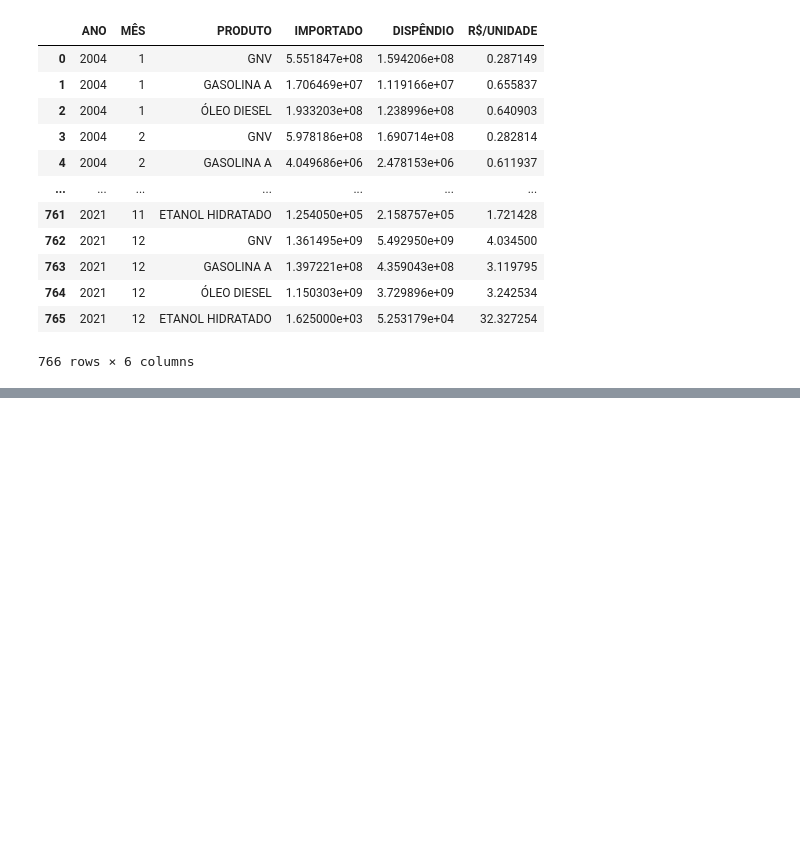
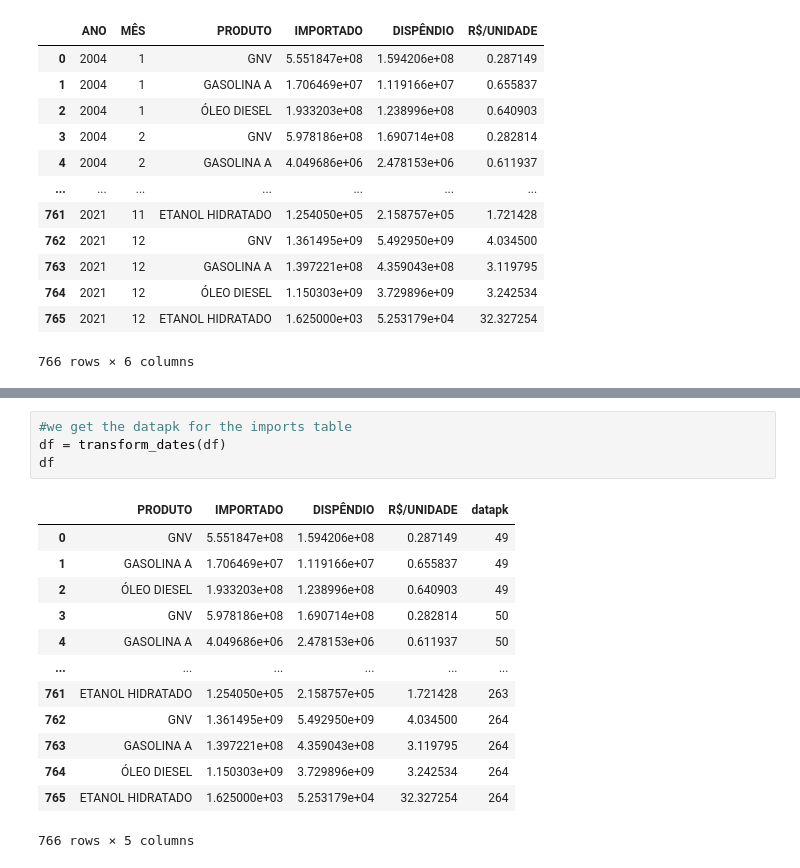
Before and after one commit to cesar214567/ProjetoAnaliticoDeDados, a Jupyter notebook: testing.ipynb, the cells around one changed output, grey strips where cells are left out. Cells and saved outputs as stored; diff of their text form; blank space fills up the shorter version.

```diff
--- a/testing.ipynb
+++ b/testing.ipynb
@@ -219,0 +257,18 @@ array(['ETANOL HIDRATADO', 'GASOLINA COMUM', 'GNV', 'ÓLEO DIESEL',
+# %%
+#we get the datapk for the imports table
+df = transform_dates(df)
+df
+# %% [output]
+|  | PRODUTO | IMPORTADO | DISPÊNDIO | R$/UNIDADE | datapk |
+| 0 | GNV | 5.551847e+08 | 1.594206e+08 | 0.287149 | 49 |
+| 1 | GASOLINA A | 1.706469e+07 | 1.119166e+07 | 0.655837 | 49 |
+| 2 | ÓLEO DIESEL | 1.933203e+08 | 1.238996e+08 | 0.640903 | 49 |
+| 3 | GNV | 5.978186e+08 | 1.690714e+08 | 0.282814 | 50 |
+| 4 | GASOLINA A | 4.049686e+06 | 2.478153e+06 | 0.611937 | 50 |
+| ... | ... | ... | ... | ... | ... |
+| 761 | ETANOL HIDRATADO | 1.254050e+05 | 2.158757e+05 | 1.721428 | 263 |
+| 762 | GNV | 1.361495e+09 | 5.492950e+09 | 4.034500 | 264 |
+| 763 | GASOLINA A | 1.397221e+08 | 4.359043e+08 | 3.119795 | 264 |
+| 764 | ÓLEO DIESEL | 1.150303e+09 | 3.729896e+09 | 3.242534 | 264 |
+| 765 | ETANOL HIDRATADO | 1.625000e+03 | 5.253179e+04 | 32.327254 | 264 |
+766 rows × 5 columns
```
Also changed, not shown: parts of 8 cells of this notebook, 6 other files.
